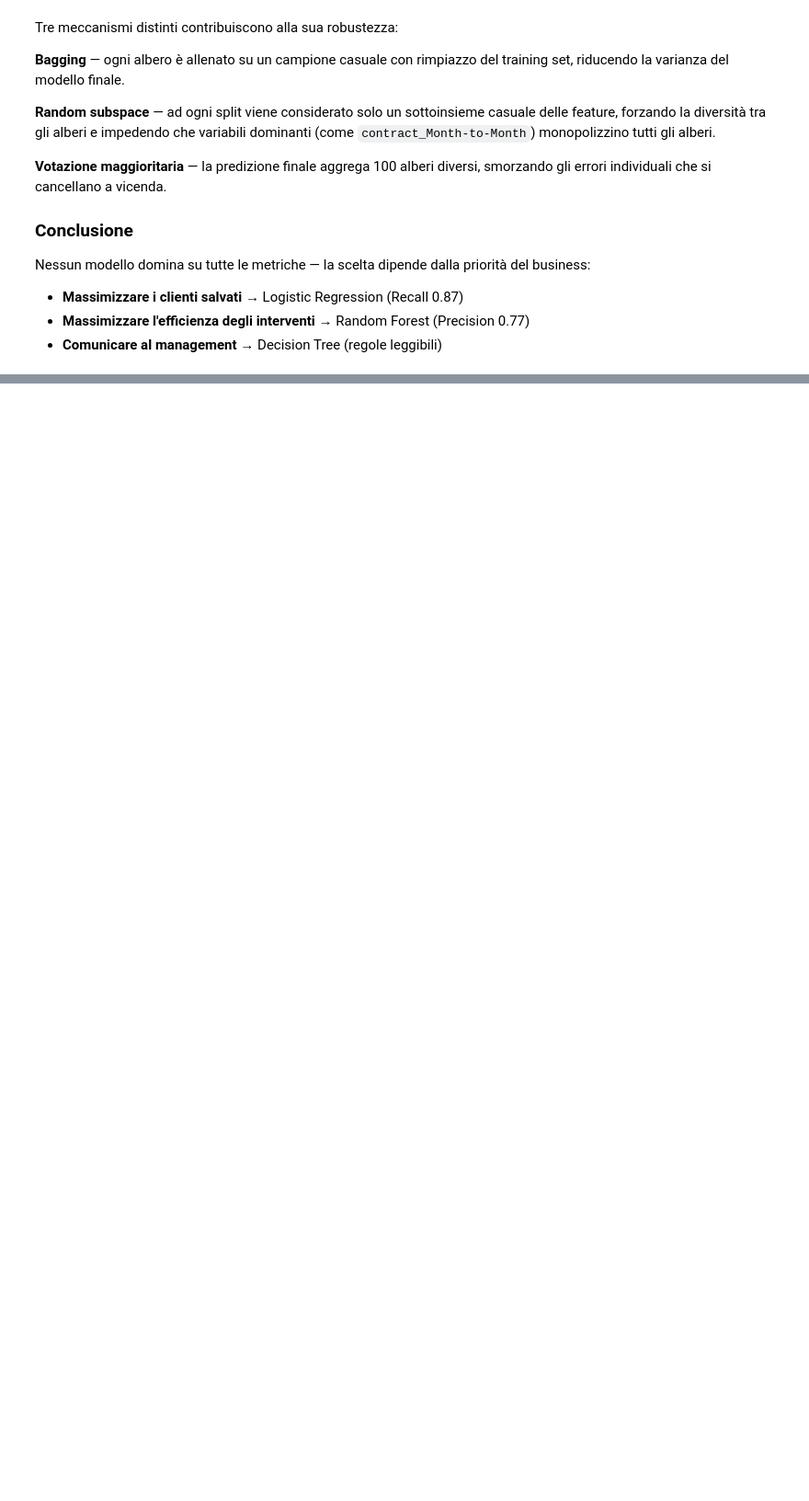
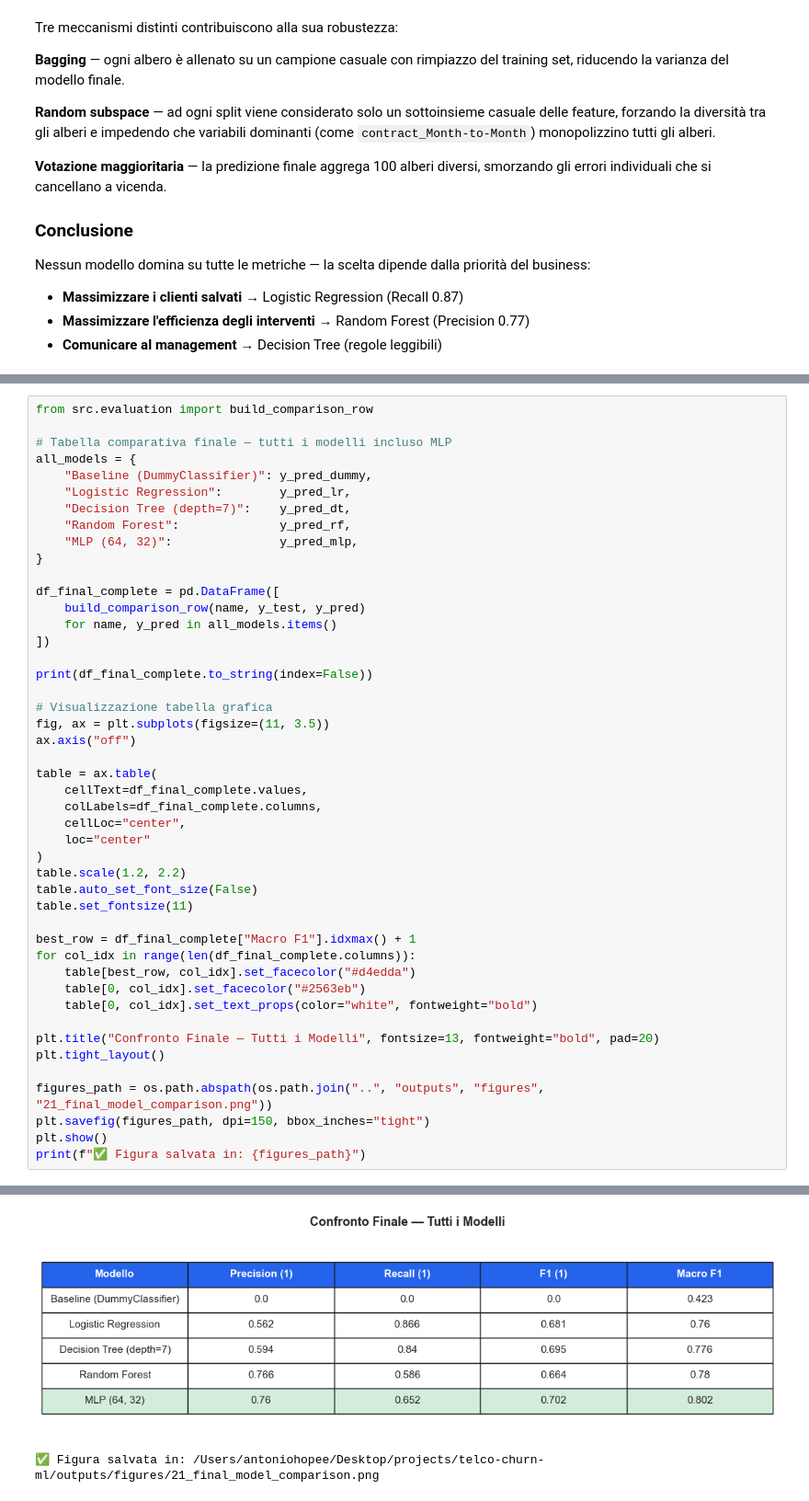
Before and after one commit to antoniohopee/telco-churn-ml, a Jupyter notebook: notebooks/04_machine_learning.ipynb, the cells around one changed output, grey strips where cells are left out. Shown at 92% size. Drawn from its saved outputs; the diff is of its cells as text; blank space fills up the shorter version.

```diff
--- a/notebooks/04_machine_learning.ipynb
+++ b/notebooks/04_machine_learning.ipynb
@@ -1166,0 +1256,47 @@ dalla priorità del business:
+# %%
+from src.evaluation import build_comparison_row
+
+# Tabella comparativa finale — tutti i modelli incluso MLP
+all_models = {
+    "Baseline (DummyClassifier)": y_pred_dummy,
+    "Logistic Regression":        y_pred_lr,
+    "Decision Tree (depth=7)":    y_pred_dt,
+    "Random Forest":              y_pred_rf,
+    "MLP (64, 32)":               y_pred_mlp,
+}
+
+df_final_complete = pd.DataFrame([
+    build_comparison_row(name, y_test, y_pred)
+    for name, y_pred in all_models.items()
+])
+
+print(df_final_complete.to_string(index=False))
+
+# Visualizzazione tabella grafica
+fig, ax = plt.subplots(figsize=(11, 3.5))
+ax.axis("off")
+
+table = ax.table(
+    cellText=df_final_complete.values,
+    colLabels=df_final_complete.columns,
+    cellLoc="center",
+    loc="center"
+)
+table.scale(1.2, 2.2)
+table.auto_set_font_size(False)
+table.set_fontsize(11)
+
+best_row = df_final_complete["Macro F1"].idxmax() + 1
+for col_idx in range(len(df_final_complete.columns)):
+    table[best_row, col_idx].set_facecolor("#d4edda")
+    table[0, col_idx].set_facecolor("#2563eb")
+    table[0, col_idx].set_text_props(color="white", fontweight="bold")
+
+plt.title("Confronto Finale — Tutti i Modelli", fontsize=13, fontweight="bold", pad=20)
+plt.tight_layout()
+
+figures_path = os.path.abspath(os.path.join("..", "outputs", "figures", "21_final_model_comparison.png"))
+plt.savefig(figures_path, dpi=150, bbox_inches="tight")
+plt.show()
+print(f"✅ Figura salvata in: {figures_path}")
+# %% [output]
@@ -1166,0 +1309,2 @@ dalla priorità del business:
+[figure, added]
+✅ Figura salvata in: /Users/antoniohopee/Desktop/projects/telco-churn-ml/outputs/figures/21_final_model_comparison.png
```
Also changed, not shown: parts of 12 cells of this notebook, 5 other files.
